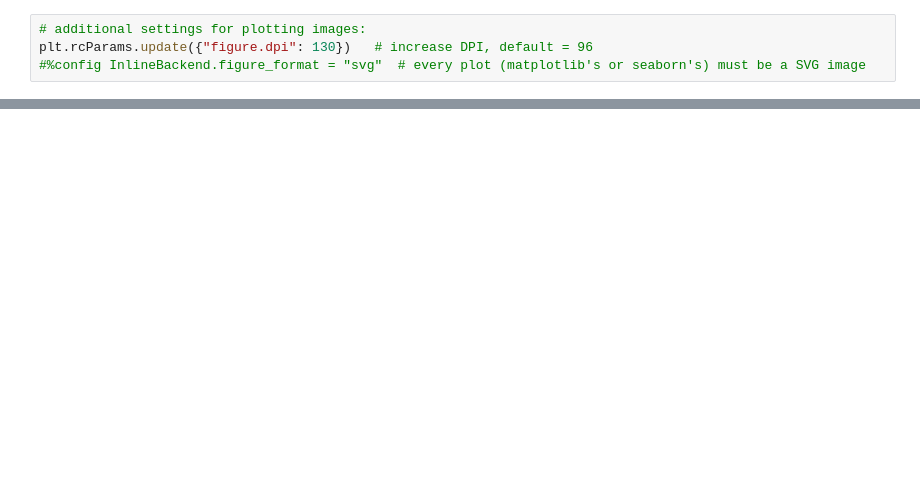
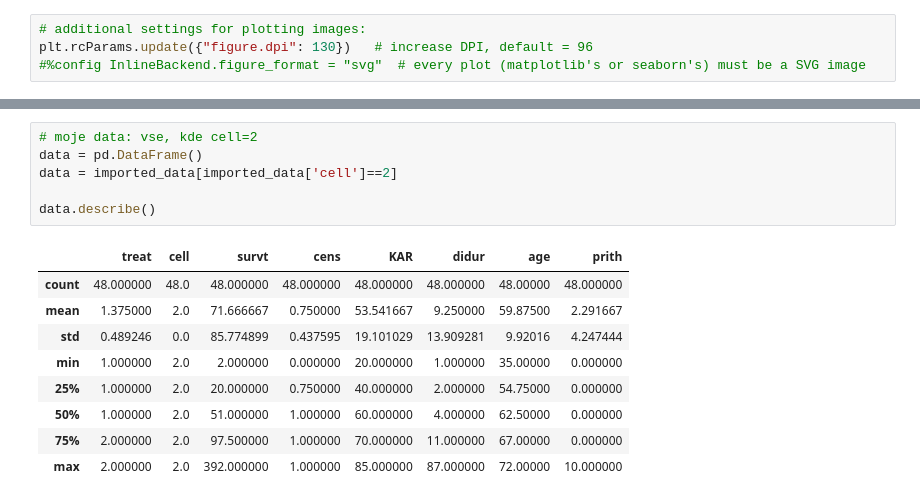
Before and after one commit to aleksejalex/ske_assignment, a Jupyter notebook: SKE_AG_protokol.ipynb, the cells around one changed output, grey strips where cells are left out. Drawn from its saved outputs; the diff is of its cells as text; blank space fills up the shorter version.

```diff
--- a/SKE_AG_protokol.ipynb
+++ b/SKE_AG_protokol.ipynb
@@ -43,0 +71,16 @@ imported_data
+# %%
+# moje data: vse, kde cell=2
+data = pd.DataFrame()
+data = imported_data[imported_data['cell']==2]
+
+data.describe()
+# %% [output]
+|  | treat | cell | survt | cens | KAR | didur | age | prith |
+| count | 48.000000 | 48.0 | 48.000000 | 48.000000 | 48.000000 | 48.000000 | 48.00000 | 48.000000 |
+| mean | 1.375000 | 2.0 | 71.666667 | 0.750000 | 53.541667 | 9.250000 | 59.87500 | 2.291667 |
+| std | 0.489246 | 0.0 | 85.774899 | 0.437595 | 19.101029 | 13.909281 | 9.92016 | 4.247444 |
+| min | 1.000000 | 2.0 | 2.000000 | 0.000000 | 20.000000 | 1.000000 | 35.00000 | 0.000000 |
+| 25% | 1.000000 | 2.0 | 20.000000 | 0.750000 | 40.000000 | 2.000000 | 54.75000 | 0.000000 |
+| 50% | 1.000000 | 2.0 | 51.000000 | 1.000000 | 60.000000 | 4.000000 | 62.50000 | 0.000000 |
+| 75% | 2.000000 | 2.0 | 97.500000 | 1.000000 | 70.000000 | 11.000000 | 67.00000 | 0.000000 |
+| max | 2.000000 | 2.0 | 392.000000 | 1.000000 | 85.000000 | 87.000000 | 72.00000 | 10.000000 |
```
Also changed, not shown: parts of 5 cells of this notebook.
